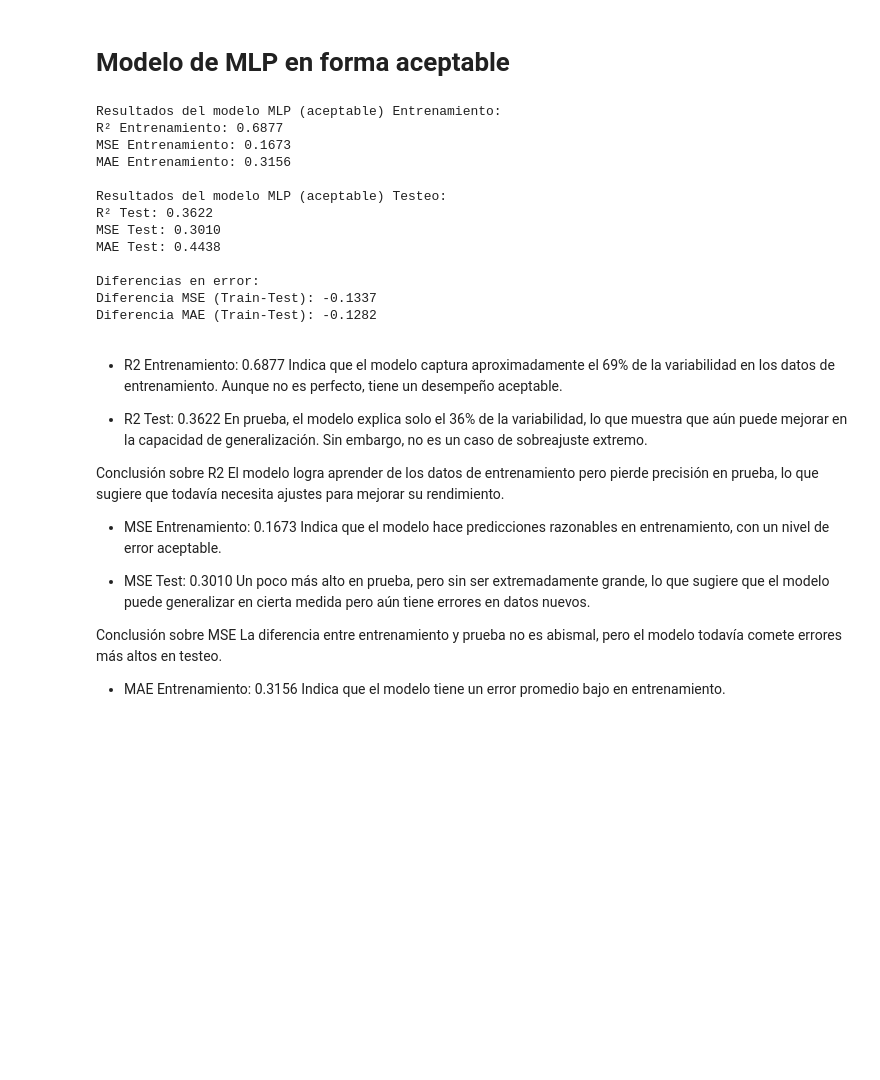
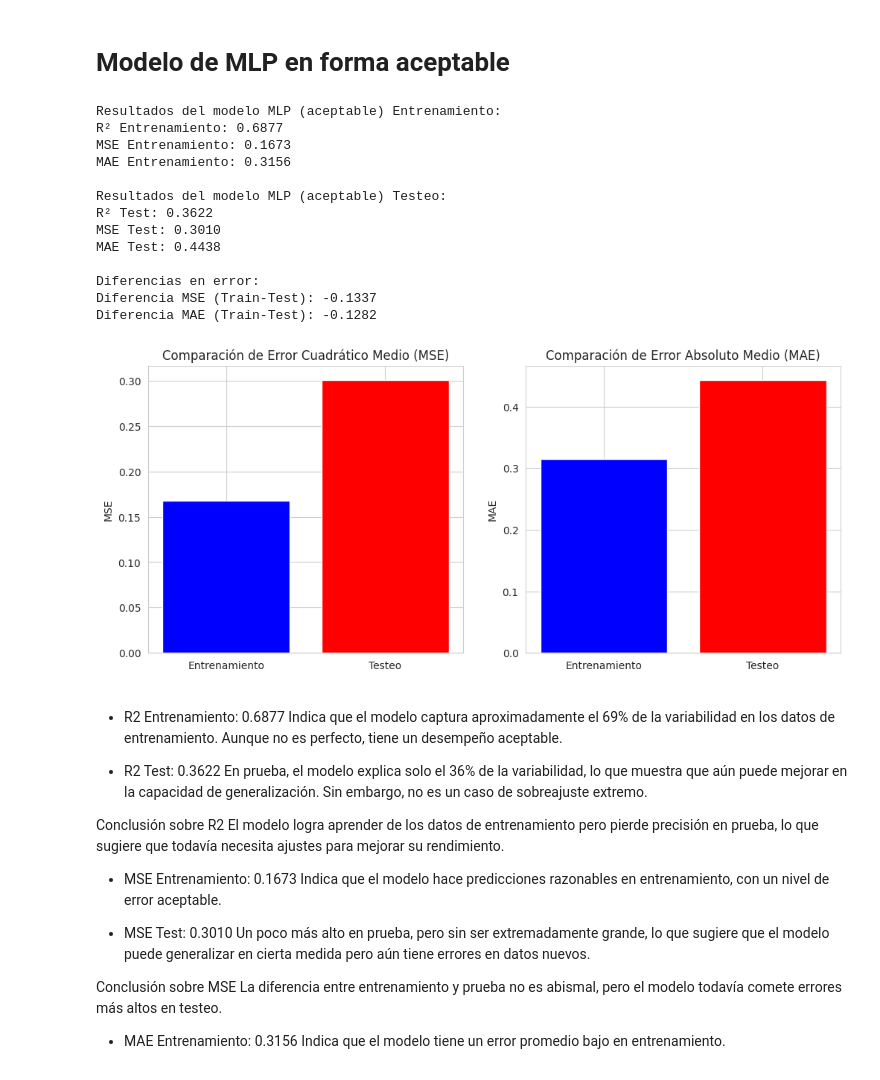
Before and after one commit to Bustagar/APRENDIZAJE-AUTOMATICO-1, a Jupyter notebook: TP4_regresion_lineal_+_MLP(Resuelto).ipynb, the cells around one changed output. Drawn from its saved outputs; the diff is of its cells as text; code cells hidden in the pictures; blank space fills up the shorter version.

```diff
--- a/TP4_regresion_lineal_+_MLP(Resuelto).ipynb
+++ b/TP4_regresion_lineal_+_MLP(Resuelto).ipynb
@@ -807,9 +848,6 @@ Mejores parámetros: {'alpha': 0.1, 'hidden_layer_sizes': (100,), 'max_iter': 10
 # %% [markdown]
 # Modelo de MLP en forma aceptable
 # %%
-from sklearn.neural_network import MLPRegressor
-from sklearn.metrics import mean_squared_error, r2_score, mean_absolute_error
-
 # Definir un MLP con parámetros equilibrados
 mlp_aceptable = MLPRegressor(
     hidden_layer_sizes=(100,),  # Número moderado de neuronas y capas
@@ -838,33 +876,53 @@ mae_test = mean_absolute_error(y_test, y_test_pred)
 # Mostrar resultados de entrenamiento
 print("\nResultados del modelo MLP (aceptable) Entrenamiento:")
 print(f"R² Entrenamiento: {r2_train:.4f}")
 print(f"MSE Entrenamiento: {mse_train:.4f}")
 print(f"MAE Entrenamiento: {mae_train:.4f}")
 
 # Mostrar resultados de prueba
 print("\nResultados del modelo MLP (aceptable) Testeo:")
 print(f"R² Test: {r2_test:.4f}")
 print(f"MSE Test: {mse_test:.4f}")
 print(f"MAE Test: {mae_test:.4f}")
 
 # Evaluación adicional para verificar estabilidad
 print("\nDiferencias en error:")
 print(f"Diferencia MSE (Train-Test): {mse_train - mse_test:.4f}")
 print(f"Diferencia MAE (Train-Test): {mae_train - mae_test:.4f}")
+
+# Configuración del estilo de gráficos
+sns.set_style("whitegrid")
+
+# Crear una figura con dos gráficos
+fig, ax = plt.subplots(1, 2, figsize=(12, 5))
+
+# Gráfico de comparación de MSE
+ax[0].bar(['Entrenamiento', 'Testeo'], [mse_train, mse_test], color=['blue', 'red'])
+ax[0].set_title('Comparación de Error Cuadrático Medio (MSE)')
+ax[0].set_ylabel('MSE')
+
+# Gráfico de comparación de MAE
+ax[1].bar(['Entrenamiento', 'Testeo'], [mae_train, mae_test], color=['blue', 'red'])
+ax[1].set_title('Comparación de Error Absoluto Medio (MAE)')
+ax[1].set_ylabel('MAE')
+
+# Mostrar gráficos
+plt.show()
 # %% [output]
 Resultados del modelo MLP (aceptable) Entrenamiento:
 R² Entrenamiento: 0.6877
 MSE Entrenamiento: 0.1673
 MAE Entrenamiento: 0.3156
 
 Resultados del modelo MLP (aceptable) Testeo:
 R² Test: 0.3622
 MSE Test: 0.3010
 MAE Test: 0.4438
 
 Diferencias en error:
 Diferencia MSE (Train-Test): -0.1337
 Diferencia MAE (Train-Test): -0.1282
+[figure, added]
 # %% [markdown]
 - R2 Entrenamiento: 0.6877 Indica que el modelo captura aproximadamente el 69% de la variabilidad en los datos de entrenamiento. Aunque no es perfecto, tiene un desempeño aceptable.
 
```
Also changed, not shown: parts of 6 cells of this notebook.
